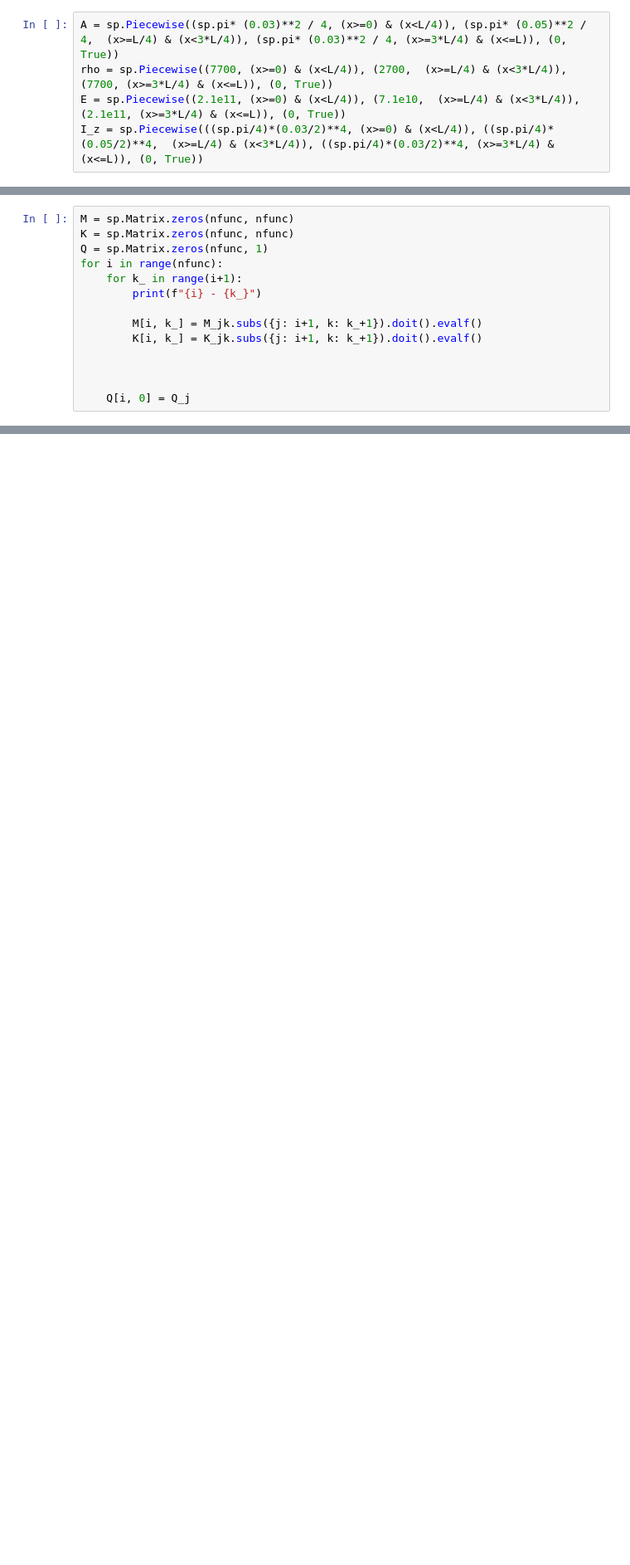
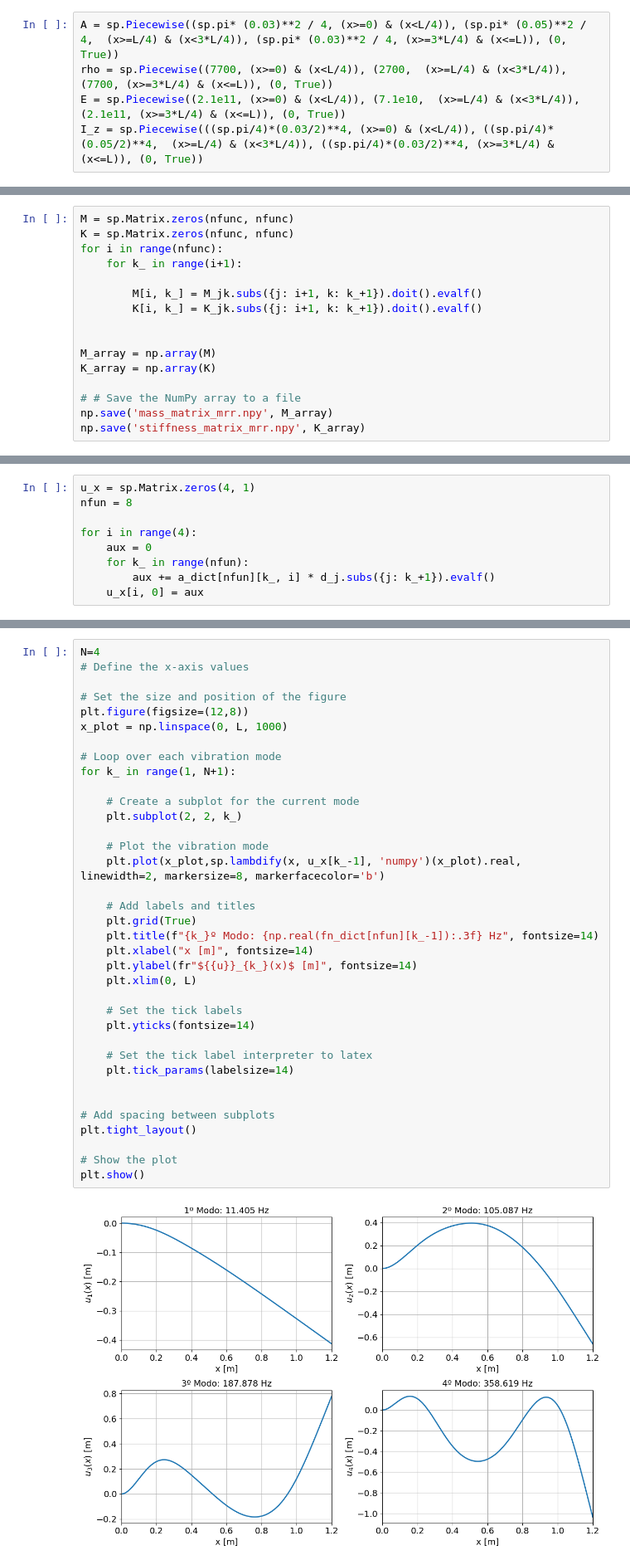
Before and after one commit to VictorBauler/VibroAcustica, a Jupyter notebook: notebooks/Trabalho1.ipynb, the cells around one changed output, grey strips where cells are left out. Shown: that part at 83% size. Cells and saved outputs as stored; diff of their text form; blank space fills up the shorter version.

```diff
--- a/notebooks/Trabalho1.ipynb
+++ b/notebooks/Trabalho1.ipynb
@@ -182,14 +181,16 @@ Com 8 funções de base:
 # %%
 M = sp.Matrix.zeros(nfunc, nfunc)
 K = sp.Matrix.zeros(nfunc, nfunc)
-Q = sp.Matrix.zeros(nfunc, 1)
 for i in range(nfunc):
     for k_ in range(i+1):
-        print(f"{i} - {k_}")
 
         M[i, k_] = M_jk.subs({j: i+1, k: k_+1}).doit().evalf()
         K[i, k_] = K_jk.subs({j: i+1, k: k_+1}).doit().evalf()
 
 
+M_array = np.array(M)
+K_array = np.array(K)
 
-    Q[i, 0] = Q_j
+# # Save the NumPy array to a file
+np.save('mass_matrix_mrr.npy', M_array)
+np.save('stiffness_matrix_mrr.npy', K_array)
@@ -220,0 +272,9 @@ np.save('stiffness_matrix_mrr.npy', K_array)
+# %%
+u_x = sp.Matrix.zeros(4, 1)
+nfun = 8
+
+for i in range(4):
+    aux = 0
+    for k_ in range(nfun):
+        aux += a_dict[nfun][k_, i] * d_j.subs({j: k_+1}).evalf()
+    u_x[i, 0] = aux
@@ -220,0 +283,38 @@ np.save('stiffness_matrix_mrr.npy', K_array)
+# %%
+N=4
+# Define the x-axis values
+
+# Set the size and position of the figure
+plt.figure(figsize=(12,8))
+x_plot = np.linspace(0, L, 1000)
+
+# Loop over each vibration mode
+for k_ in range(1, N+1):
+
+    # Create a subplot for the current mode
+    plt.subplot(2, 2, k_)
+
+    # Plot the vibration mode
+    plt.plot(x_plot,sp.lambdify(x, u_x[k_-1], 'numpy')(x_plot).real, linewidth=2, markersize=8, markerfacecolor='b')
+
+    # Add labels and titles
+    plt.grid(True)
+    plt.title(f"{k_}º Modo: {np.real(fn_dict[nfun][k_-1]):.3f} Hz", fontsize=14)
+    plt.xlabel("x [m]", fontsize=14)
+    plt.ylabel(fr"${{u}}_{k_}(x)$ [m]", fontsize=14)
+    plt.xlim(0, L)
+
+    # Set the tick labels
+    plt.yticks(fontsize=14)
+
+    # Set the tick label interpreter to latex
+    plt.tick_params(labelsize=14)
+
+
+# Add spacing between subplots
+plt.tight_layout()
+
+# Show the plot
+plt.show()
+# %% [output]
+[figure, added]
```
Also changed, not shown: parts of 28 cells of this notebook, 2 other files.
